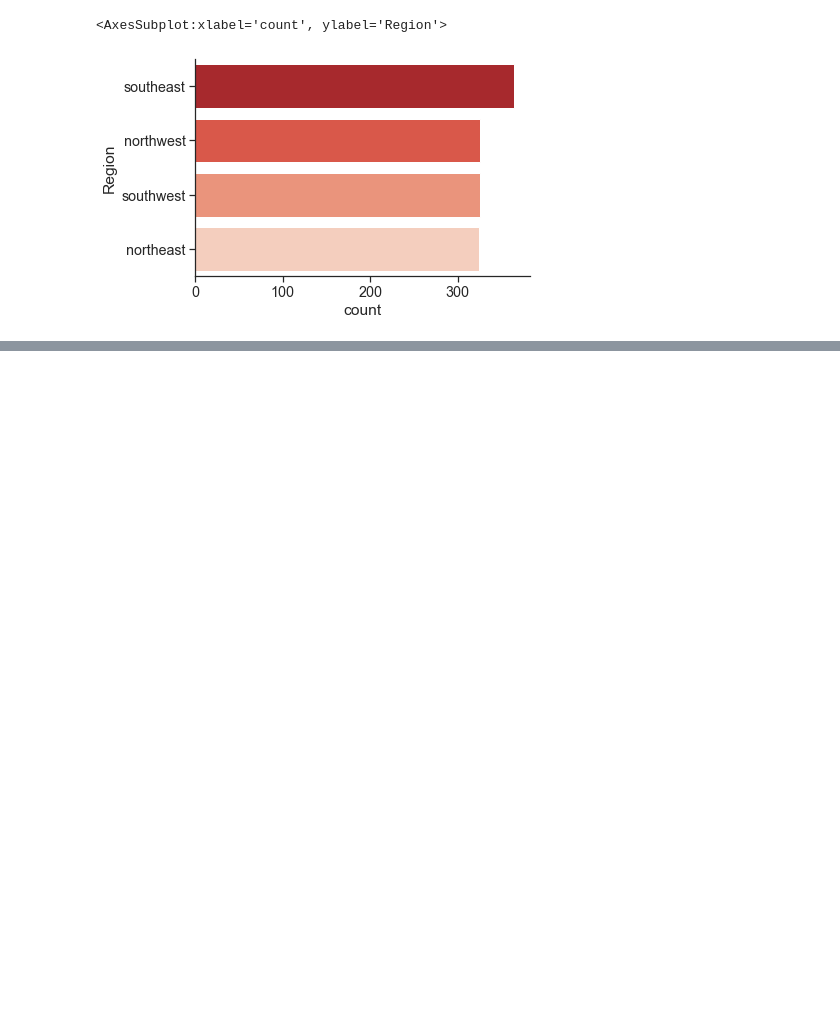
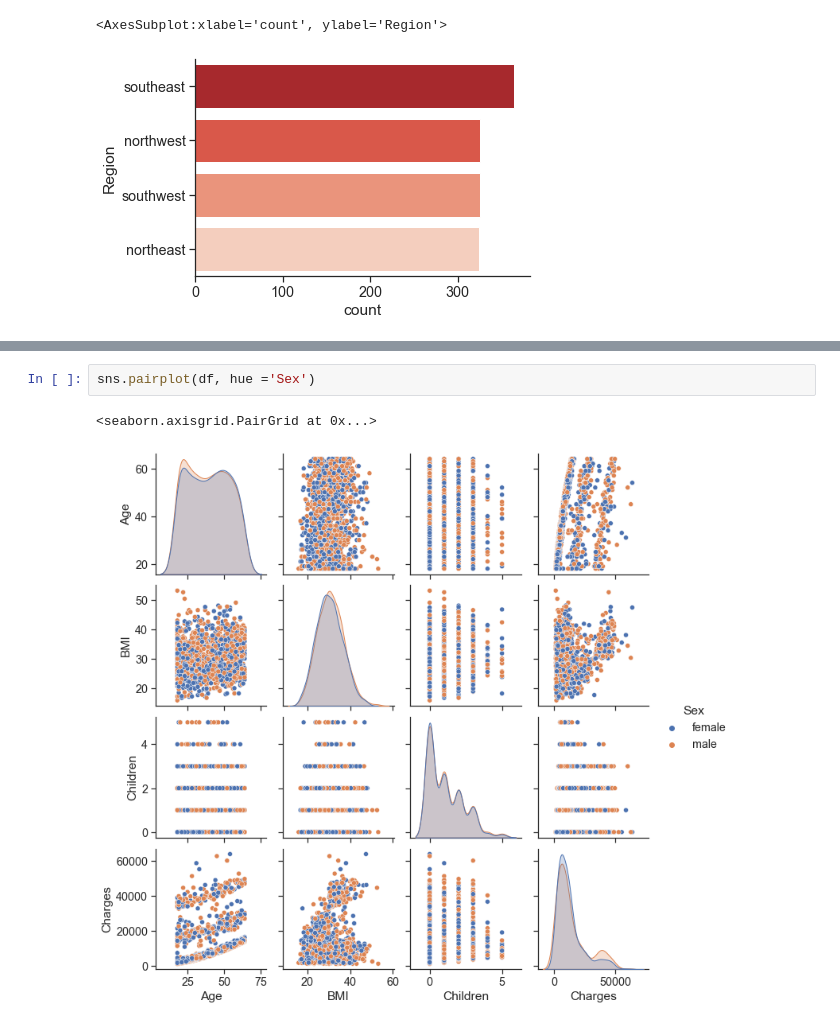
Before and after one commit to data301-2020-winter2/course-project-solo_105, a Jupyter notebook: analysis/milestone2.ipynb, the cells around one changed output, grey strips where cells are left out. Drawn from its saved outputs; the diff is of its cells as text; blank space fills up the shorter version.

```diff
--- a/analysis/milestone2.ipynb
+++ b/analysis/milestone2.ipynb
@@ -241,0 +262,5 @@ sns.countplot(data=df, y ="Region", palette = 'Reds_r', order = df["Region"].val
+# %%
+sns.pairplot(df, hue ='Sex')
+# %% [output]
+<seaborn.axisgrid.PairGrid at 0x...>
+[figure, added]
```
Also changed, not shown: parts of 11 cells of this notebook.
